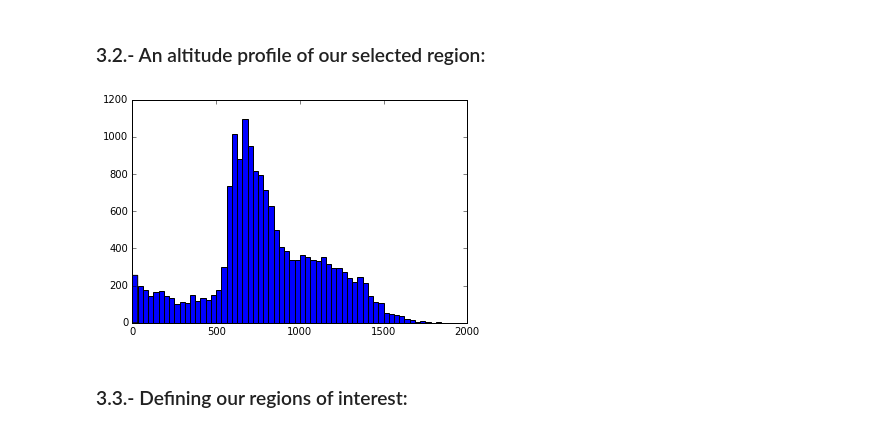
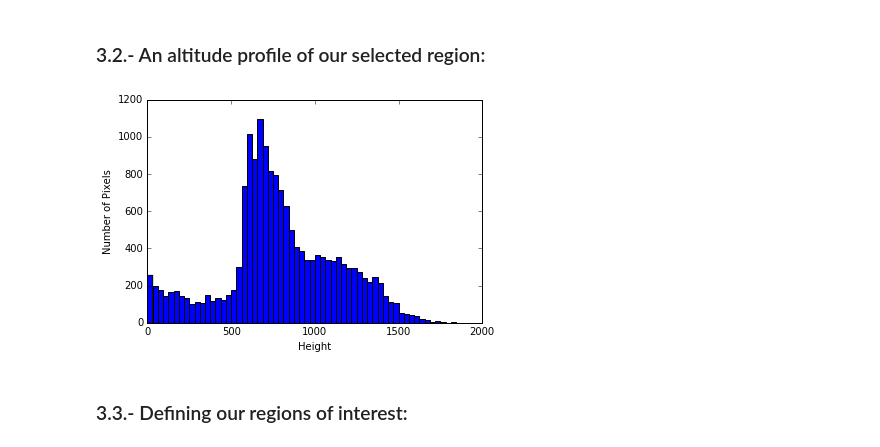
Before and after one commit to nigelrees/Data-Intensive-Workshop-Nov-2016, a Jupyter notebook: 06_Python_Data_Examples_II/Satellite Imaging.ipynb, the cells around one changed output. Cells and saved outputs as stored; diff of their text form; code cells hidden in the pictures.

```diff
--- a/06_Python_Data_Examples_II/Satellite Imaging.ipynb
+++ b/06_Python_Data_Examples_II/Satellite Imaging.ipynb
@@ -210,9 +210,12 @@ plt.imshow(elv_proj)
 # %% [markdown]
 ### 3.2.- An altitude profile of our selected region:
 # %%
-_ = plt.hist(elv_proj.ravel(), bins=64, range=(0.0, 2000))
+plt.hist(elv_proj.ravel(), bins=64, range=(0.0, 2000))
+plt.xlabel('Height')
+plt.ylabel('Number of Pixels')
+plt.show()
 # %% [output]
-[figure, old version]
+[figure, new version]
 # %% [markdown]
 ### 3.3.- Defining our regions of interest:
 # %%
```
Also changed, not shown: parts of 1 cell of this notebook.
